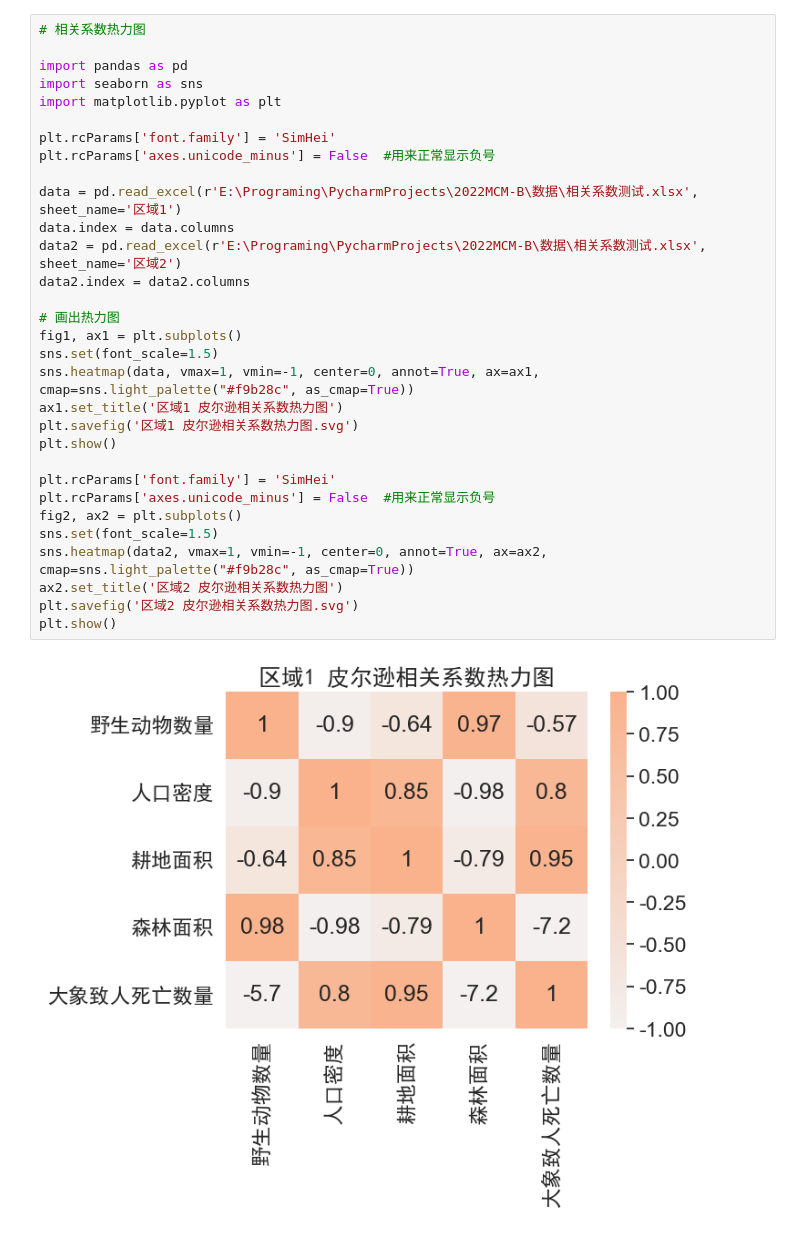
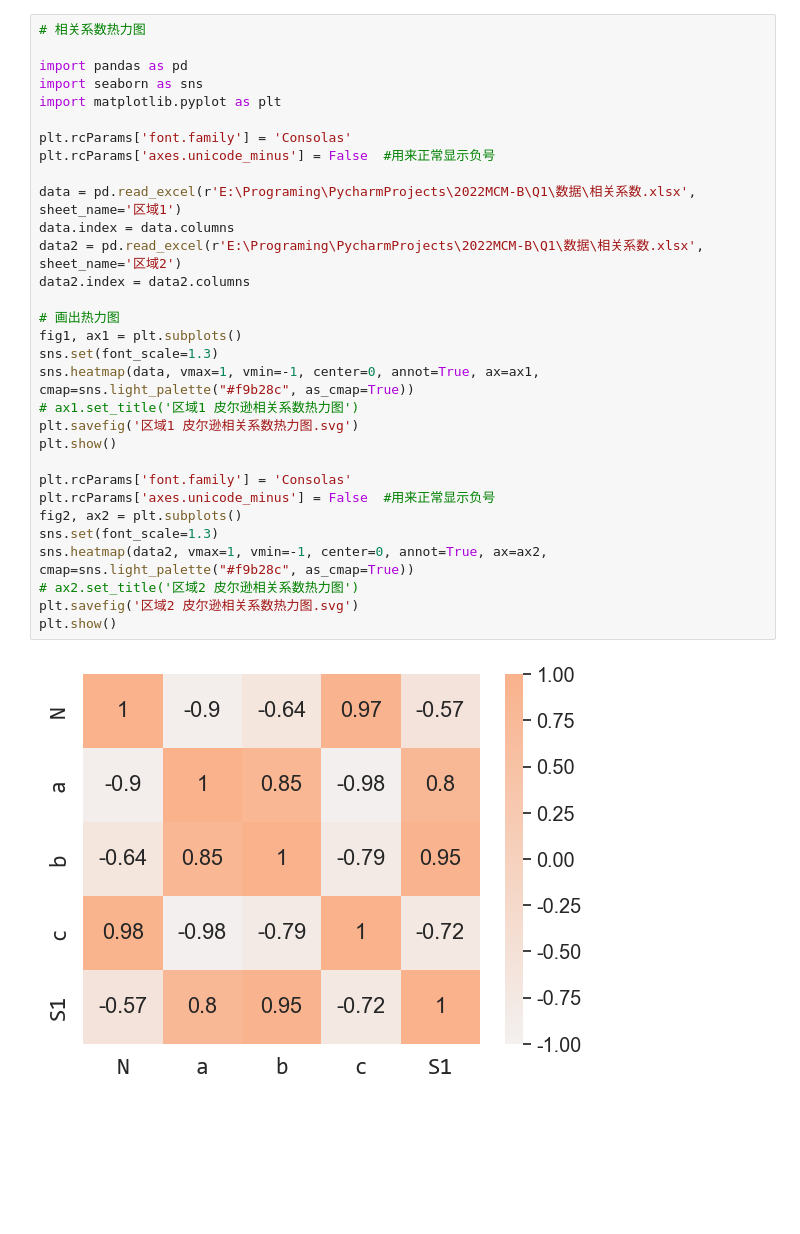
Before and after one commit to eric-gitta-moore/2022MCM-B, a Jupyter notebook: Q1/heatmap.ipynb, the cells around one changed output. Drawn from its saved outputs; the diff is of its cells as text; blank space fills up the shorter version.

Commit message:
fix: 皮尔逊相关系数热力图

```diff
--- a/Q1/heatmap.ipynb
+++ b/Q1/heatmap.ipynb
@@ -1,33 +1,33 @@
 # %%
 # 相关系数热力图
 
 import pandas as pd
 import seaborn as sns
 import matplotlib.pyplot as plt
 
-plt.rcParams['font.family'] = 'SimHei'
+plt.rcParams['font.family'] = 'Consolas'
 plt.rcParams['axes.unicode_minus'] = False  #用来正常显示负号
 
-data = pd.read_excel(r'E:\Programing\PycharmProjects\2022MCM-B\数据\相关系数测试.xlsx', sheet_name='区域1')
+data = pd.read_excel(r'E:\Programing\PycharmProjects\2022MCM-B\Q1\数据\相关系数.xlsx', sheet_name='区域1')
 data.index = data.columns
-data2 = pd.read_excel(r'E:\Programing\PycharmProjects\2022MCM-B\数据\相关系数测试.xlsx', sheet_name='区域2')
+data2 = pd.read_excel(r'E:\Programing\PycharmProjects\2022MCM-B\Q1\数据\相关系数.xlsx', sheet_name='区域2')
 data2.index = data2.columns
 
 # 画出热力图
 fig1, ax1 = plt.subplots()
-sns.set(font_scale=1.5)
+sns.set(font_scale=1.3)
 sns.heatmap(data, vmax=1, vmin=-1, center=0, annot=True, ax=ax1, cmap=sns.light_palette("#f9b28c", as_cmap=True))
-ax1.set_title('区域1 皮尔逊相关系数热力图')
+# ax1.set_title('区域1 皮尔逊相关系数热力图')
 plt.savefig('区域1 皮尔逊相关系数热力图.svg')
 plt.show()
 
-plt.rcParams['font.family'] = 'SimHei'
+plt.rcParams['font.family'] = 'Consolas'
 plt.rcParams['axes.unicode_minus'] = False  #用来正常显示负号
 fig2, ax2 = plt.subplots()
-sns.set(font_scale=1.5)
+sns.set(font_scale=1.3)
 sns.heatmap(data2, vmax=1, vmin=-1, center=0, annot=True, ax=ax2, cmap=sns.light_palette("#f9b28c", as_cmap=True))
-ax2.set_title('区域2 皮尔逊相关系数热力图')
+# ax2.set_title('区域2 皮尔逊相关系数热力图')
 plt.savefig('区域2 皮尔逊相关系数热力图.svg')
 plt.show()
 # %% [output]
-[figure, old version]
+[figure, new version]
```
Also changed, not shown: parts of 2 cells of this notebook, 4 other files.
